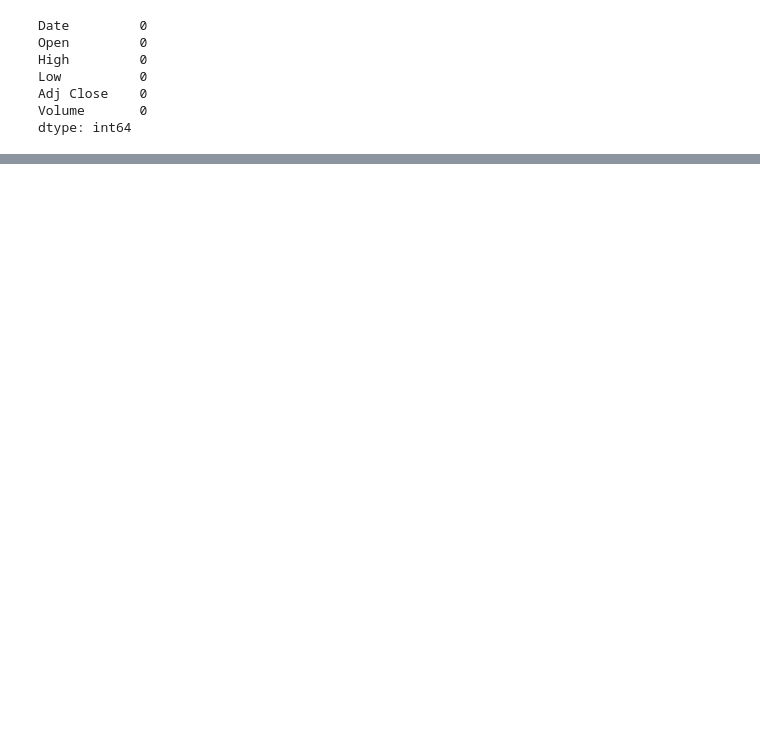
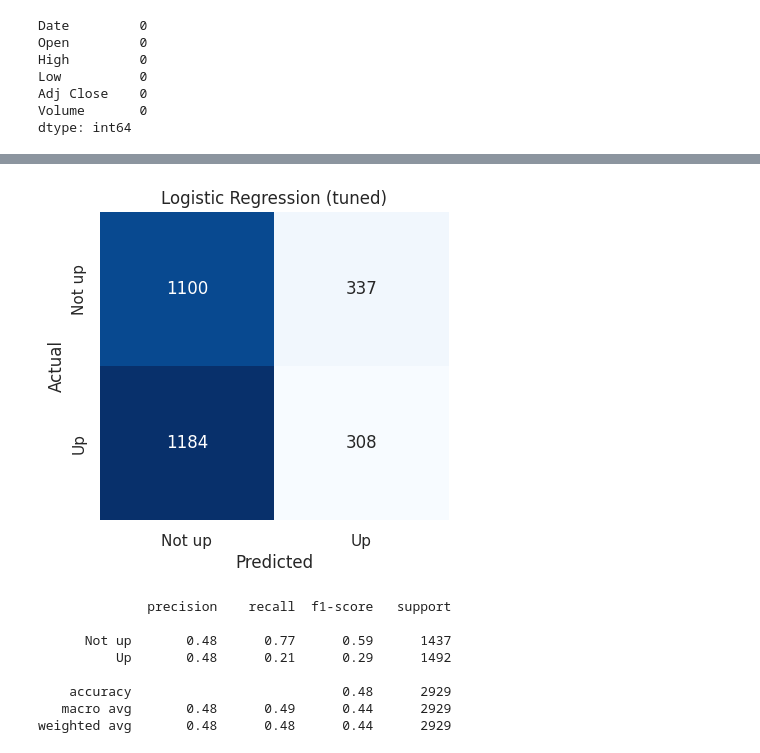
Before and after one commit to SLIIT-SE-Evenza/AIML-Project-NASDAQ-Stock-Price-Trend-Predictor, a Jupyter notebook: NASDAQ_CAT_Dataset.ipynb, the cells around one changed output, grey strips where cells are left out. Drawn from its saved outputs; the diff is of its cells as text; code cells hidden in the pictures; blank space fills up the shorter version.

Commit message:
Feature Engineering and Model

```diff
--- a/NASDAQ_CAT_Dataset.ipynb
+++ b/NASDAQ_CAT_Dataset.ipynb
@@ -422,0 +708,7 @@ df_temp.head()
+# %%
+scaler = RobustScaler().fit(X_train_raw)
+
+X_train = pd.DataFrame(scaler.transform(X_train_raw), columns=FEATURES, index=X_train_raw.index)
+X_test  = pd.DataFrame(scaler.transform(X_test_raw),  columns=FEATURES, index=X_test_raw.index)
+
+X_train.describe().T[["count", "mean", "std", "min", "max"]].round(3)
@@ -422,0 +741,5 @@ df_temp.head()
+# %%
+baseline = DummyClassifier(strategy="most_frequent").fit(X_train, y_train)
+
+log_reg = LogisticRegression(max_iter=1000, random_state=RANDOM_STATE)
+log_reg.fit(X_train, y_train)
@@ -422,0 +754,13 @@ df_temp.head()
+# %%
+grid = GridSearchCV(
+    LogisticRegression(max_iter=1000, random_state=RANDOM_STATE),
+    param_grid={"C": [0.001, 0.01, 0.1, 1, 10, 100]},
+    cv=TimeSeriesSplit(n_splits=5),
+    scoring="roc_auc",
+)
+grid.fit(X_train, y_train)
+
+print("Best C:", grid.best_params_["C"])
+print("Best cross-validated ROC-AUC:", round(grid.best_score_, 4))
+
+log_reg_tuned = grid.best_estimator_
@@ -422,0 +817,24 @@ df_temp.head()
+# %%
+final_model = log_reg_tuned
+pred = final_model.predict(X_test)
+cm = confusion_matrix(y_test, pred, labels=[0, 1])
+
+plt.figure(figsize=(4.5, 4))
+sns.heatmap(cm, annot=True, fmt="d", cmap="Blues", cbar=False,
+            xticklabels=["Not up", "Up"], yticklabels=["Not up", "Up"])
+plt.xlabel("Predicted")
+plt.ylabel("Actual")
+plt.title("Logistic Regression (tuned)")
+plt.show()
+
+print(classification_report(y_test, pred, target_names=["Not up", "Up"], zero_division=0))
+# %% [output]
+[figure, added]
+              precision    recall  f1-score   support
+
+      Not up       0.48      0.77      0.59      1437
+          Up       0.48      0.21      0.29      1492
+
+    accuracy                           0.48      2929
+   macro avg       0.48      0.49      0.44      2929
+weighted avg       0.48      0.48      0.44      2929
```
Also changed, not shown: parts of 93 cells of this notebook.
